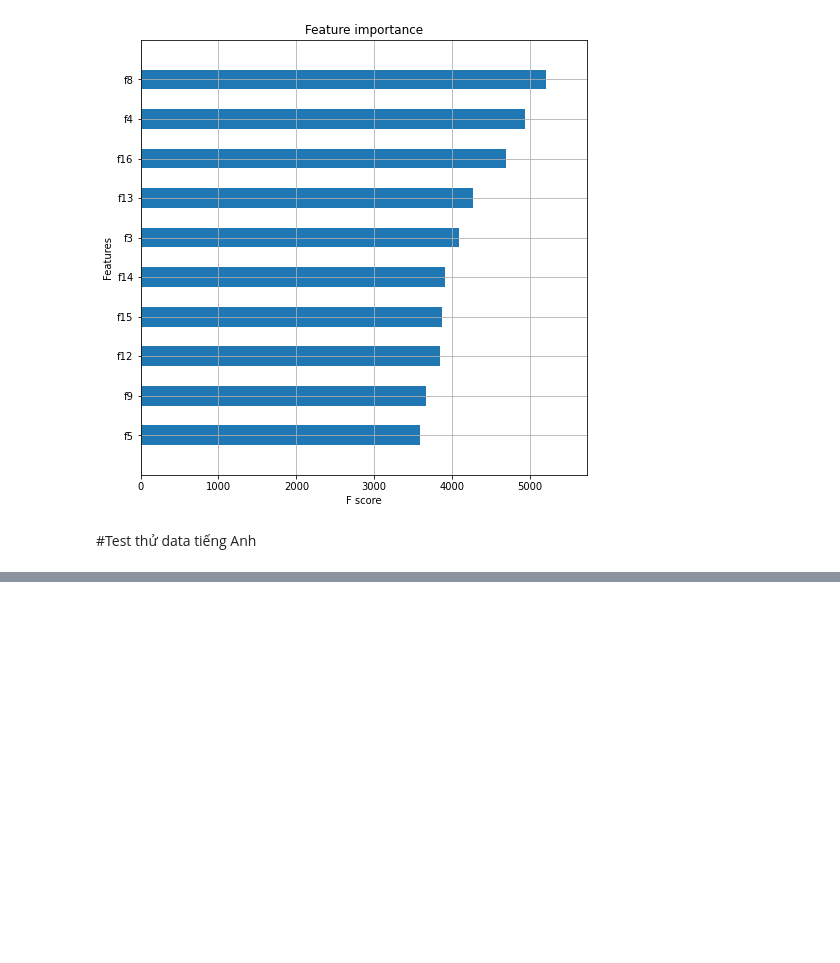
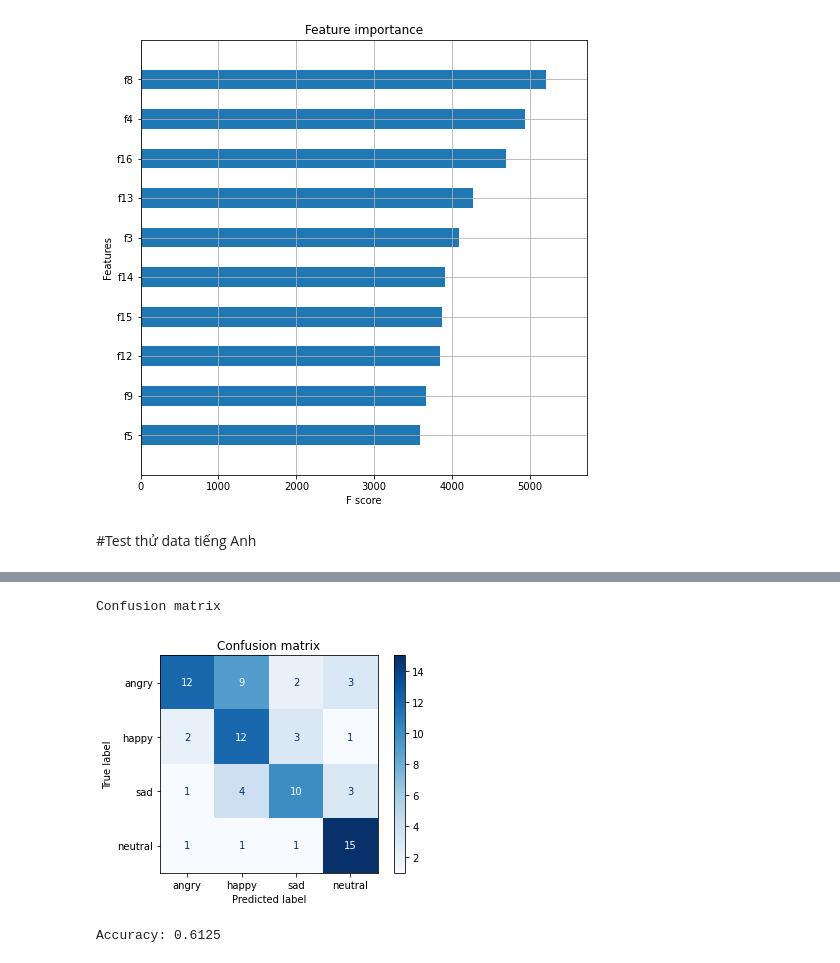
Before and after one commit to lephuocdat2000/DeepLearning-and-Application, a Jupyter notebook: SER.ipynb, the cells around one changed output, grey strips where cells are left out. Cells and saved outputs as stored; diff of their text form; code cells hidden in the pictures; blank space fills up the shorter version.

```diff
--- a/SER.ipynb
+++ b/SER.ipynb
@@ -349,0 +347,24 @@ Accuracy: 0.25
+# %%
+import xgboost as xgb
+
+xgb_classifier = xgb.XGBClassifier(max_depth=7, learning_rate=0.008, objective='multi:softprob',
+                                   n_estimators=1200, sub_sample=0.8, num_class=len(emotion_labels),
+                                   booster='gbtree', n_jobs=4)
+xgb_classifier.fit(x_train_audio, y_train)
+
+# Predict
+y_pred = xgb_classifier.predict(x_test_audio)
+title = "Confusion matrix"
+disp = plot_confusion_matrix(xgb_classifier,x_test_audio,y_test,
+                             display_labels=emotion_labels,
+                             cmap=plt.cm.Blues,
+                             normalize=None)
+disp.ax_.set_title(title)
+print(title)
+plt.show()
+
+print('Accuracy:',accuracy_score(y_test, y_pred))
+# %% [output]
+Confusion matrix
+[figure, added]
+Accuracy: 0.6125
```
Also changed, not shown: parts of 7 cells of this notebook.
